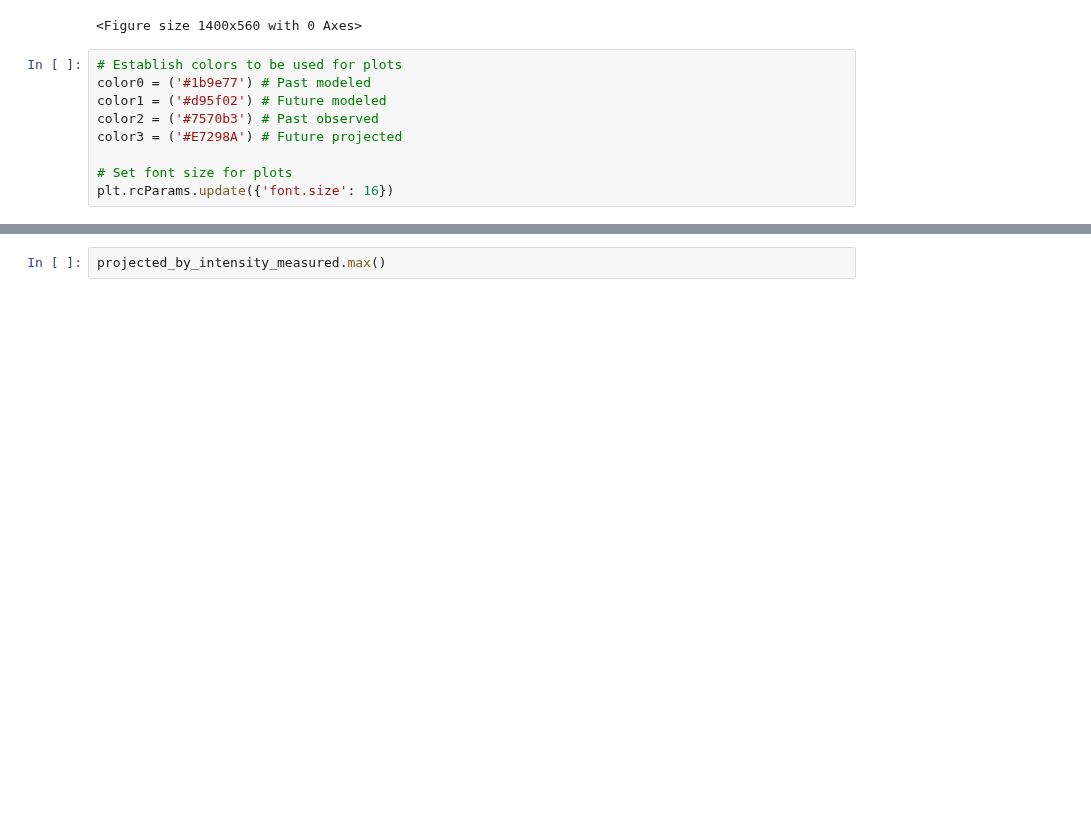
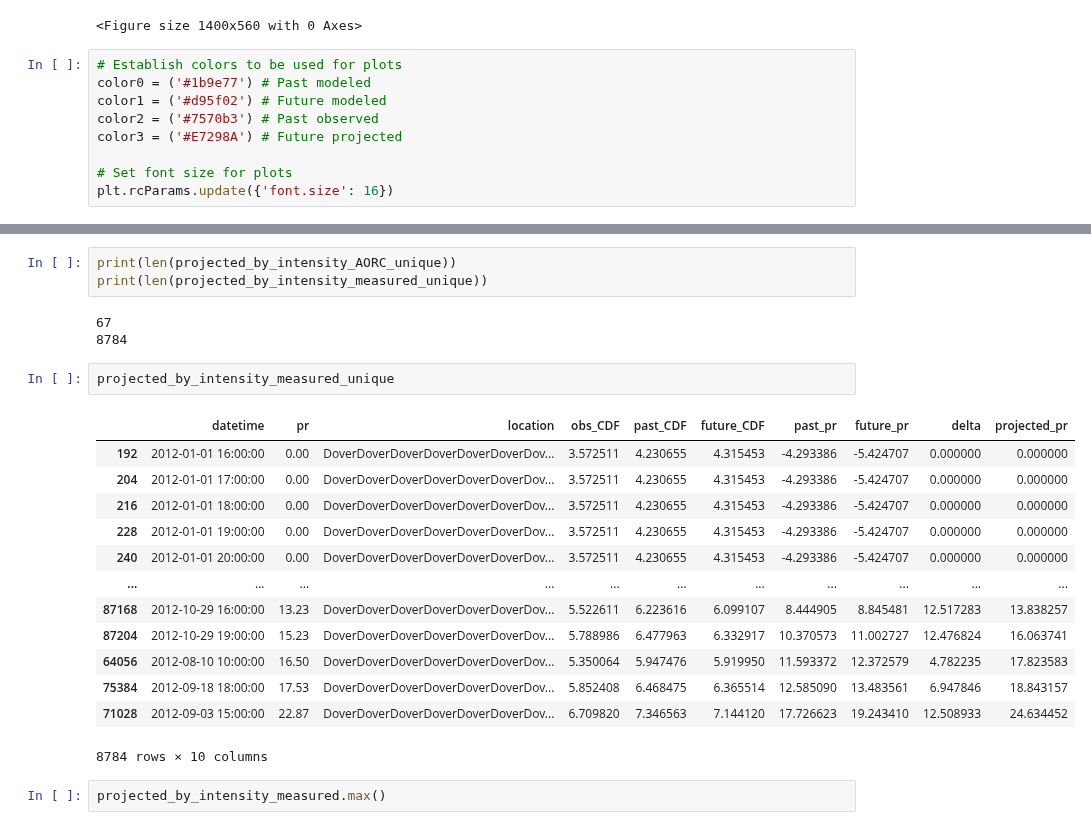
Before and after one commit to AustinFarnum/ClimateChangePrecipitationProjection, a Jupyter notebook: precip_projection_CC_single_city.ipynb, the cells around one changed output, grey strips where cells are left out. Saved outputs shown, nothing was run; the diff lists cells and outputs as text; blank space fills up the shorter version.

```diff
--- a/precip_projection_CC_single_city.ipynb
+++ b/precip_projection_CC_single_city.ipynb
@@ -713,3 +844,25 @@ plt.show
+# %%
+print(len(projected_by_intensity_AORC_unique))
+print(len(projected_by_intensity_measured_unique))
+# %% [output]
+67
+8784
+# %%
+projected_by_intensity_measured_unique
+# %% [output]
+|  | datetime | pr | location | obs_CDF | past_CDF | future_CDF | past_pr | future_pr | delta | projected_pr |
+| 192 | 2012-01-01 16:00:00 | 0.00 | DoverDoverDoverDoverDoverDoverDov... | 3.572511 | 4.230655 | 4.315453 | -4.293386 | -5.424707 | 0.000000 | 0.000000 |
+| 204 | 2012-01-01 17:00:00 | 0.00 | DoverDoverDoverDoverDoverDoverDov... | 3.572511 | 4.230655 | 4.315453 | -4.293386 | -5.424707 | 0.000000 | 0.000000 |
+| 216 | 2012-01-01 18:00:00 | 0.00 | DoverDoverDoverDoverDoverDoverDov... | 3.572511 | 4.230655 | 4.315453 | -4.293386 | -5.424707 | 0.000000 | 0.000000 |
+| 228 | 2012-01-01 19:00:00 | 0.00 | DoverDoverDoverDoverDoverDoverDov... | 3.572511 | 4.230655 | 4.315453 | -4.293386 | -5.424707 | 0.000000 | 0.000000 |
+| 240 | 2012-01-01 20:00:00 | 0.00 | DoverDoverDoverDoverDoverDoverDov... | 3.572511 | 4.230655 | 4.315453 | -4.293386 | -5.424707 | 0.000000 | 0.000000 |
+| ... | ... | ... | ... | ... | ... | ... | ... | ... | ... | ... |
+| 87168 | 2012-10-29 16:00:00 | 13.23 | DoverDoverDoverDoverDoverDoverDov... | 5.522611 | 6.223616 | 6.099107 | 8.444905 | 8.845481 | 12.517283 | 13.838257 |
+| 87204 | 2012-10-29 19:00:00 | 15.23 | DoverDoverDoverDoverDoverDoverDov... | 5.788986 | 6.477963 | 6.332917 | 10.370573 | 11.002727 | 12.476824 | 16.063741 |
+| 64056 | 2012-08-10 10:00:00 | 16.50 | DoverDoverDoverDoverDoverDoverDov... | 5.350064 | 5.947476 | 5.919950 | 11.593372 | 12.372579 | 4.782235 | 17.823583 |
+| 75384 | 2012-09-18 18:00:00 | 17.53 | DoverDoverDoverDoverDoverDoverDov... | 5.852408 | 6.468475 | 6.365514 | 12.585090 | 13.483561 | 6.947846 | 18.843157 |
+| 71028 | 2012-09-03 15:00:00 | 22.87 | DoverDoverDoverDoverDoverDoverDov... | 6.709820 | 7.346563 | 7.144120 | 17.726623 | 19.243410 | 12.508933 | 24.634452 |
+8784 rows × 10 columns
 # %%
 projected_by_intensity_measured.max()
 # %% [output]
```
Also changed, not shown: parts of 6 cells of this notebook, 1 other file.
